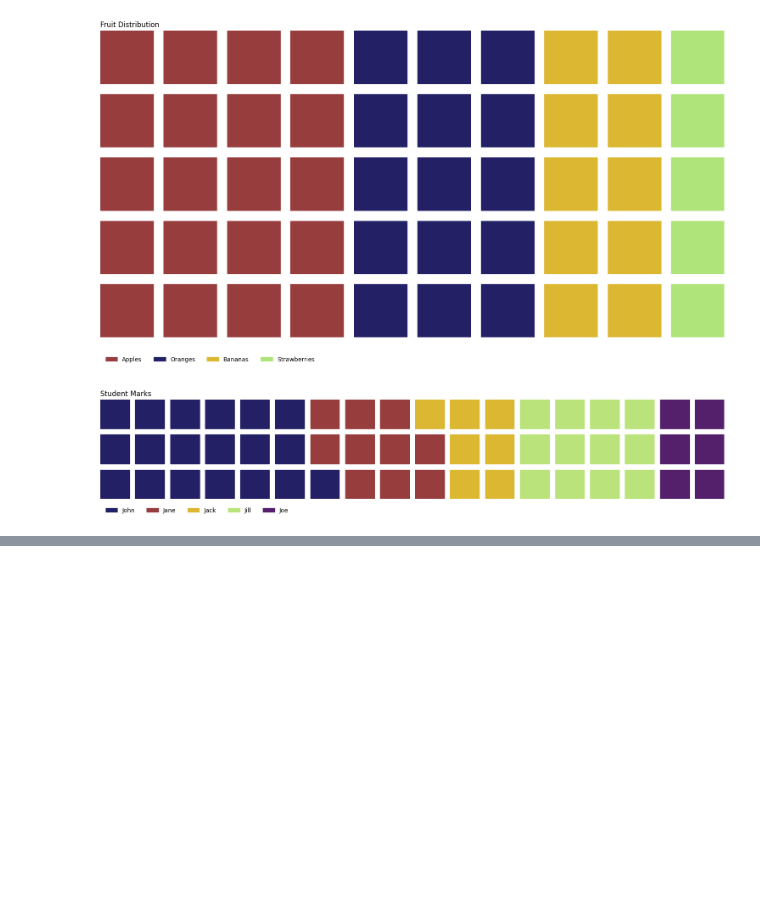
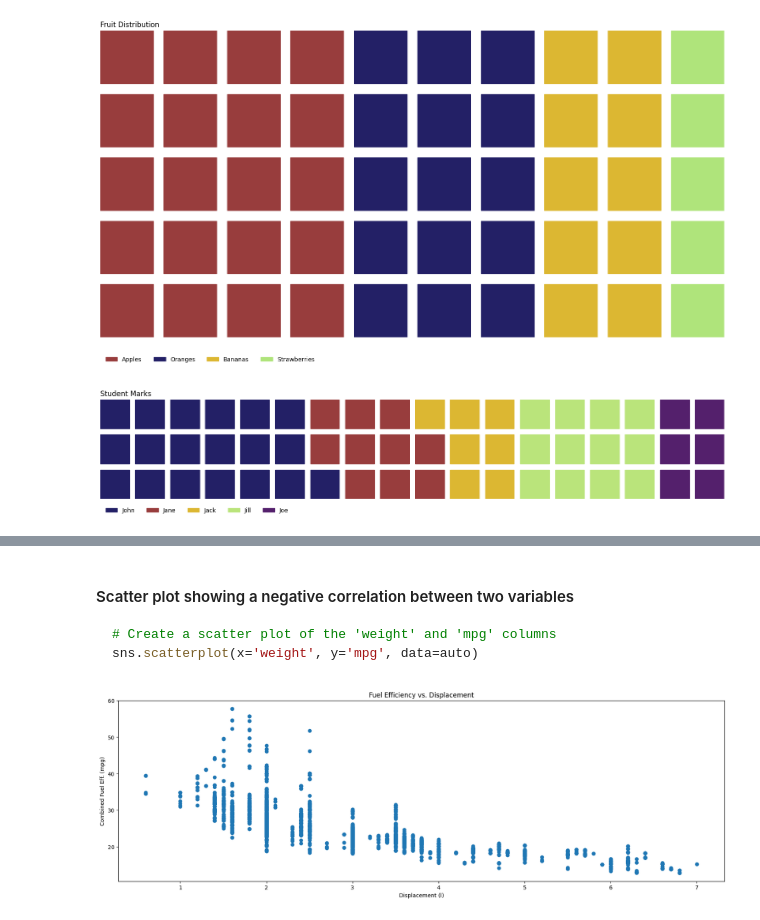
Before and after one commit to kisyular/data-visualization, a Jupyter notebook: Intro-Data-Visualization.ipynb, the cells around one changed output, grey strips where cells are left out. Cells and saved outputs as stored; diff of their text form; code cells hidden in the pictures; blank space fills up the shorter version.

Commit message:
BIVARIATE EXPLORATION OF DATA - SCATTER PLOTS

````diff
--- a/Intro-Data-Visualization.ipynb
+++ b/Intro-Data-Visualization.ipynb
@@ -781,0 +812,4 @@ plt.show()
+# %%
+# Read the fuel-econ.csv file into a dataframe in data folder
+fuel_econ = pd.read_csv('data/fuel-econ.csv')
+fuel_econ.head()
@@ -781,0 +823,15 @@ plt.show()
+# %% [markdown]
+#### Scatter plot showing a negative correlation between two variables
+```python
+# Create a scatter plot of the 'weight' and 'mpg' columns
+sns.scatterplot(x='weight', y='mpg', data=auto)
+```
+# %%
+# Scatter plot of 'displ' and 'comb' using the fuel_econ dataframe
+plt.figure(figsize=(20, 6))
+plt.scatter(data=fuel_econ, x='displ', y='comb')
+plt.xlabel('Displacement (l)')
+plt.ylabel('Combined Fuel Eff. (mpg)')
+plt.title('Fuel Efficiency vs. Displacement');
+# %% [output]
+[figure, added]
````
Also changed, not shown: parts of 8 cells of this notebook.
